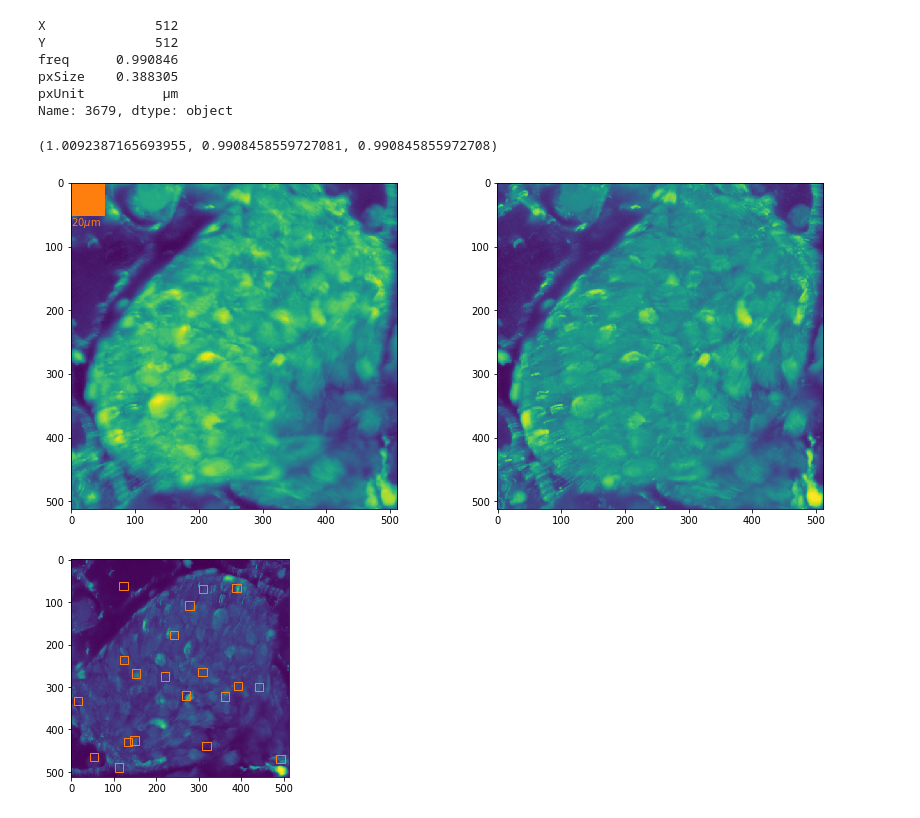
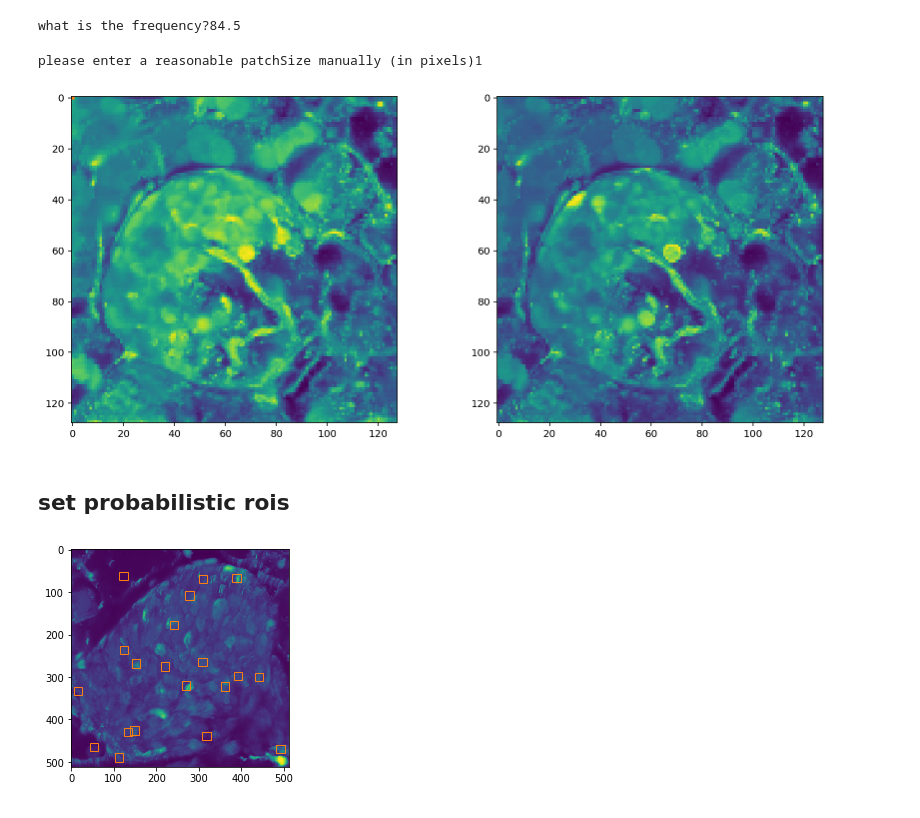
Before and after one commit to szarma/Physio_Ca, a Jupyter notebook: npz2traces.ipynb, the cells around one changed output. Drawn from its saved outputs; the diff is of its cells as text; code cells hidden in the pictures.

```diff
--- a/npz2traces.ipynb
+++ b/npz2traces.ipynb
@@ -18,14 +24,11 @@ from matplotlib.colors import LogNorm
 # %%
 # npzFile = "/Volumes/physio/team/slakrupnik/project/experiments/NIKON/20190806/512X512_image_slice3_16la_2ca.npz"
 # npzFile = "./data/6glc  slice 2 512 256 16 004.npz"
-npzFile = "/Volumes/physio/team/slakrupnik/project/experiments/MB/Cytokines/cytokines-1/cytokines-1_1_Series003.npz"
+# npzFile = "/Volumes/physio/team/slakrupnik/project/experiments/MB/Cytokines/cytokines-1/cytokines-1_1_Series003.npz"
+npzFile = "./data/Experiment39e_2_Series012.npz"
 datafile = np.load(npzFile)
-metadata = pd.read_csv(npzFile.replace("npz","txt"), index_col=0).iloc[0]
-metadata
+try:
+    metadata = pd.read_csv(npzFile.replace("npz","txt"), index_col=0).iloc[0]
+    print (metadata)
+except:
+    pass
-# %% [output]
-X              512
-Y              512
-freq      0.990846
-pxSize    0.388305
-pxUnit          µm
-Name: 3679, dtype: object
@@ -32,12 +39,22 @@ Name: 3679, dtype: object
 # %%
-data = datafile['data']
-time = datafile['time']
-deltaT = np.diff(time).mean()
-freq = 1./deltaT
+try:
+    time = datafile['time']
+    deltaT = np.diff(time).mean()
+    freq = 1./deltaT
+except:
+    freq = float(input("what is the frequency?"))
+# %% [output]
+what is the frequency?84.5
-# %%
-deltaT, freq, metadata.freq
-# %% [output]
-(1.0092387165693955, 0.9908458559727081, 0.990845855972708)
+# %%
+try:
+    pxSize = metadata.pxSize
+    patchScale = 5
+    patchSizePx = int(patchScale/pxSize)+1
+    print ("got pixel size from metadata, all good")
+except:
+    patchSizePx = int(input("please enter a reasonable patchSize manually (in pixels)"))
+# %% [output]
+please enter a reasonable patchSize manually (in pixels)1
 # %%
 meanImage = data.mean(0)
 stdImage  = data.std (0)
@@ -46,16 +61,18 @@ scale = 20 # in micrometers
 # %%
 fig, axs = plt.subplots(1,2,figsize=(14,6))
 axs[0].imshow(meanImage, norm=LogNorm())
 axs[1].imshow(stdImage,  norm=LogNorm())
 try:
-    addRoisToImage([(0,0)],pxWin=scale/metadata.pxSize, ax=axs[0], label=False, rectangle_kw={"fill":True,"color":"C1"})
-    axs[0].text(0,scale/metadata.pxSize,r"$%g\mu$m"%scale,color="C1", va="top")
+    addRoisToImage([(0,0)],pxWin=patchSizePx, ax=axs[0], label=False, rectangle_kw={"fill":True,"color":"C1"})
+#     axs[0].text(0,patchSizePx,r"$%g\mu$m"%patchSs,color="C1", va="top")
 except:
     pass
 # %% [output]
-[figure, old version]
+[figure, new version]
 # %%
 Nrois = 20
+# %% [markdown]
+## set probabilistic rois
 # %%
 prob = stdImage.flatten()
 prob /= prob.sum()
```
Also changed, not shown: parts of 41 cells of this notebook, 3 other files.
